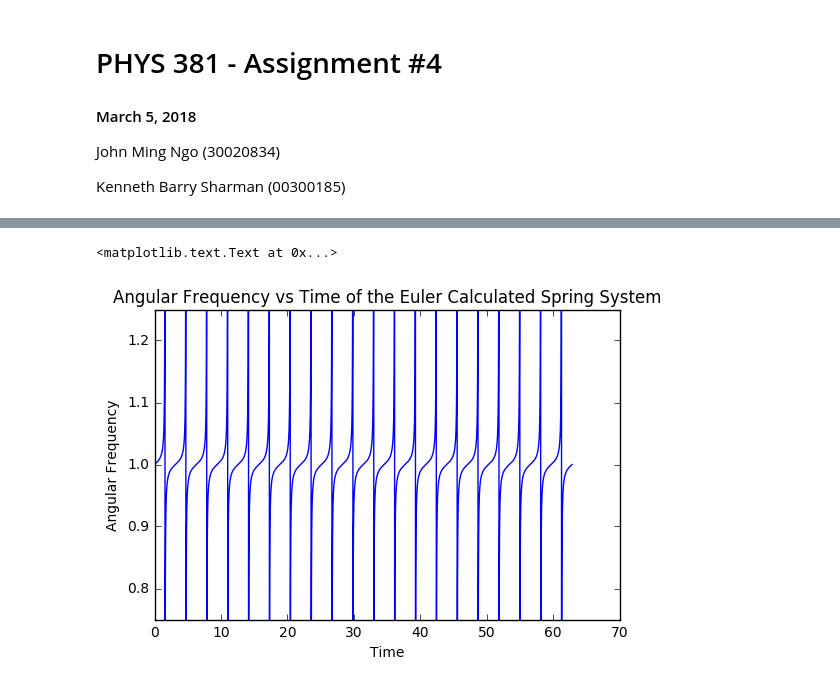
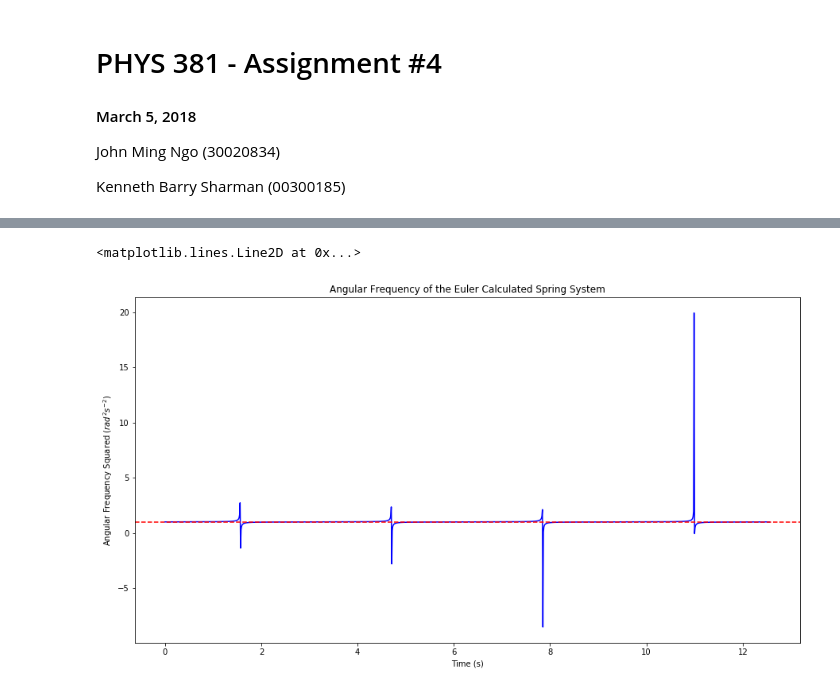
Before and after one commit to DarkwarriorJ/PHYS-381-Jackel, a Jupyter notebook: Assignment4_JandK.ipynb, the cells around one changed output, grey strips where cells are left out. Saved outputs shown, nothing was run; the diff lists cells and outputs as text; code cells hidden in the pictures.

```diff
--- a/Assignment4_JandK.ipynb
+++ b/Assignment4_JandK.ipynb
@@ -135,15 +139,16 @@ plt.title("Angular Frequency vs Cycle")
 # %%
-#Much simplier method; -accel/position gives us the angular frequency.
-#Issue is that we run into asymptotic zero division errors, messing with
-#our graph.
+# Calculate position and acceleration using Euler's method
+pos, vel, accel, t, m, k = eulerSpringSystem(numPeriods=2)
+# Calculate the angular frequency squared.
+omega_sqr = -accel/pos
 
-pos, vel, accel, t = eulerSpringSystem(numPeriods=10)
-
-plt.ylim(0.75, 1.25)
-plt.plot(t, -(accel/pos), "b-")
-plt.xlabel("Time")
-plt.ylabel("Angular Frequency")
-plt.title("Angular Frequency vs Time of the Euler Calculated Spring System")
+# Plot angular frequency against time
+plt.figure(figsize=(15,8))
+plt.plot(t, omega_sqr, "b-")
+plt.xlabel("Time (s)")
+plt.ylabel("Angular Frequency Squared ($rad^2s^{-2}$)")
+plt.title("Angular Frequency of the Euler Calculated Spring System")
+plt.axhline(y=1, color='r', ls='--')
 # %% [output]
-<matplotlib.text.Text at 0x...>
+<matplotlib.lines.Line2D at 0x...>
-[figure, old version]
+[figure, new version]
```
Also changed, not shown: parts of 33 cells of this notebook.
